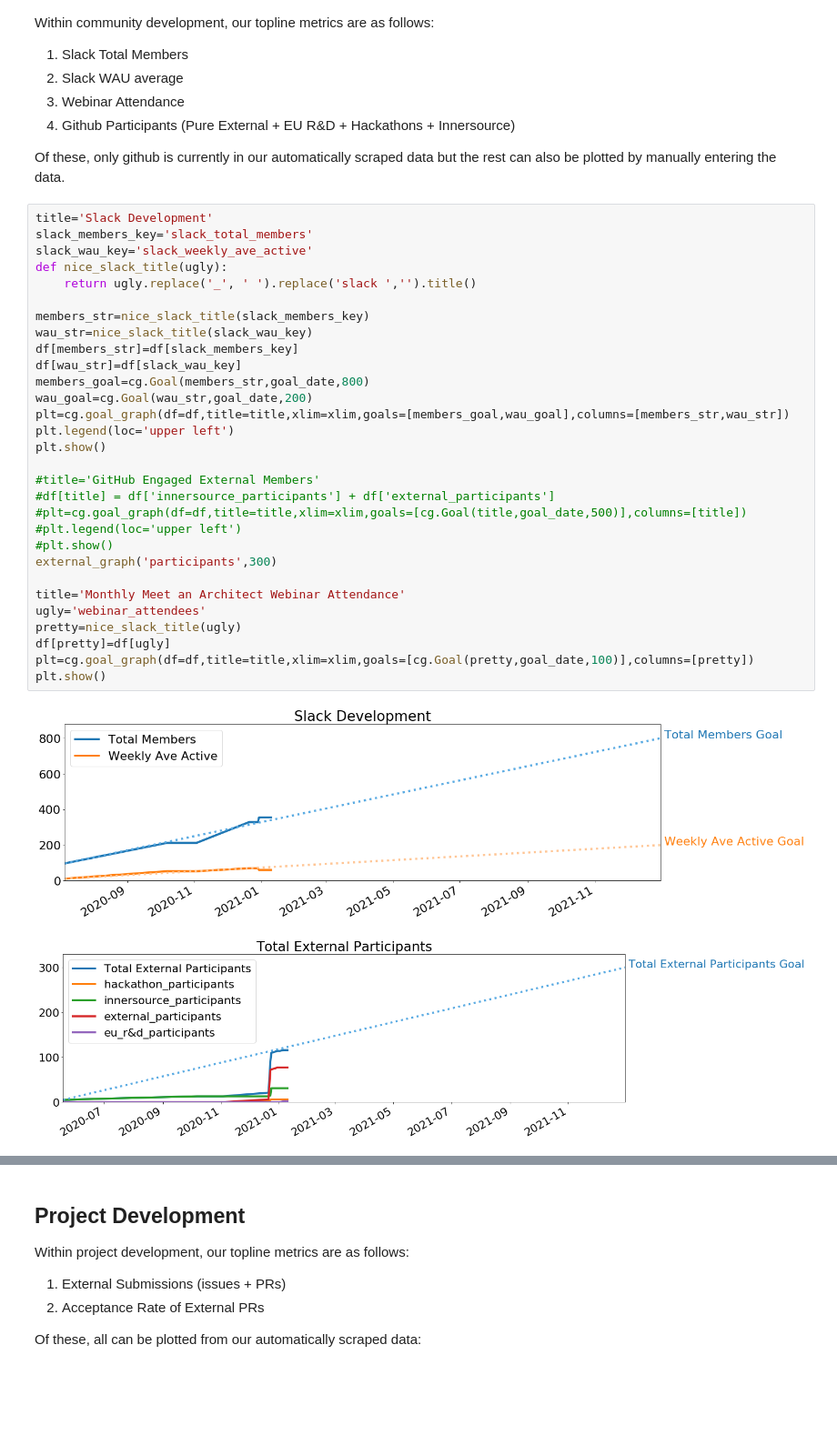
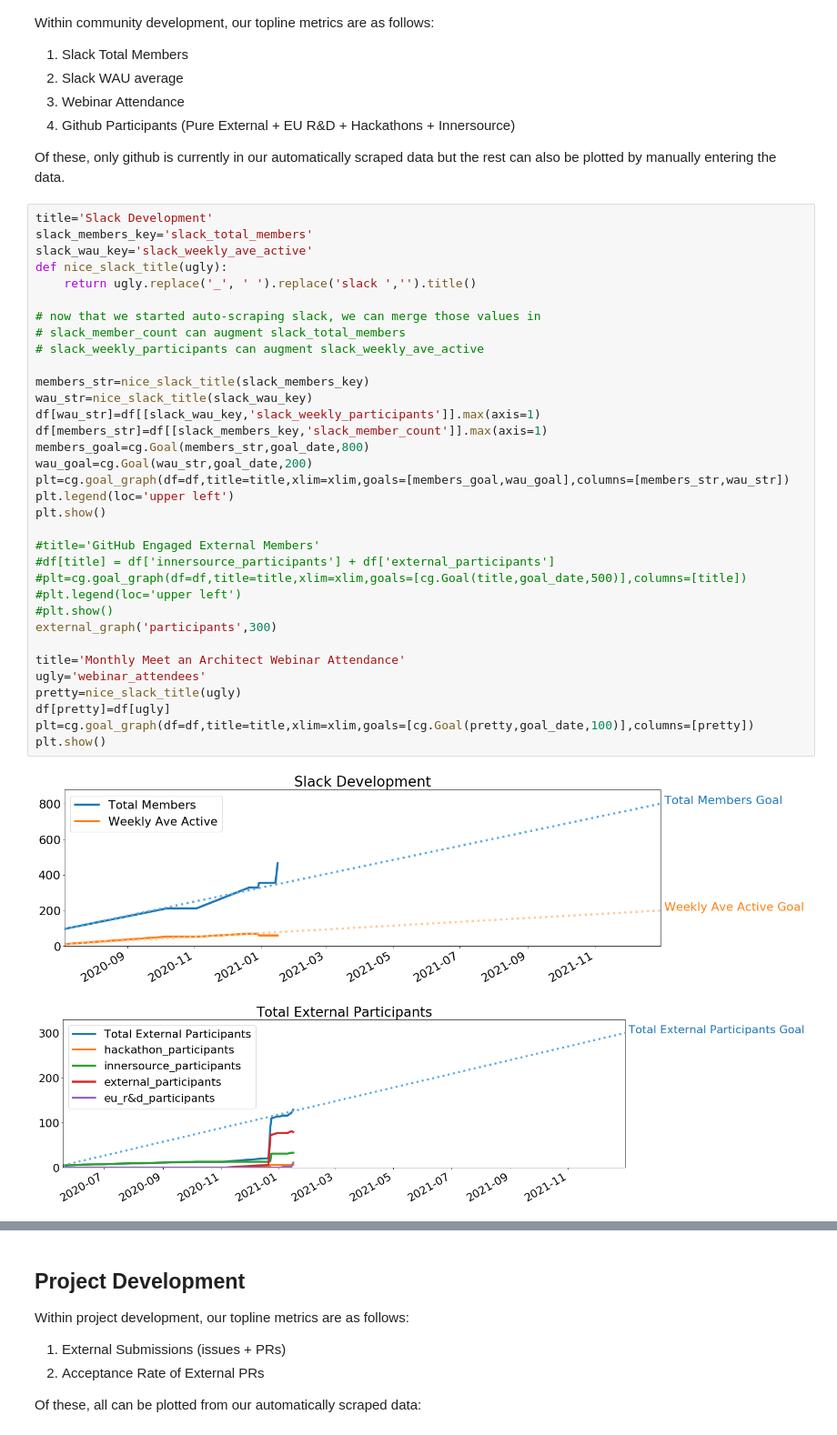
Before and after one commit to Seagate/cortx, a Jupyter notebook: metrics/CORTX_Metrics_Topline_Report.ipynb, the cells around one changed output, grey strips where cells are left out. Shown: that part at 91% size. Drawn from its saved outputs; the diff is of its cells as text; blank space fills up the shorter version.

Commit message:
Scraping slack is working and merging into persistent stats and showing up in jupyter notebooks.  Need to separate out external however

```diff
--- a/metrics/CORTX_Metrics_Topline_Report.ipynb
+++ b/metrics/CORTX_Metrics_Topline_Report.ipynb
@@ -97,35 +97,39 @@ Of these, only github is currently in our automatically scraped data but the res
 # %%
 title='Slack Development'
 slack_members_key='slack_total_members'
 slack_wau_key='slack_weekly_ave_active'
 def nice_slack_title(ugly):
     return ugly.replace('_', ' ').replace('slack ','').title()
 
+# now that we started auto-scraping slack, we can merge those values in
+# slack_member_count can augment slack_total_members
+# slack_weekly_participants can augment slack_weekly_ave_active
+
 members_str=nice_slack_title(slack_members_key)
 wau_str=nice_slack_title(slack_wau_key)
-df[members_str]=df[slack_members_key]
-df[wau_str]=df[slack_wau_key]
+df[wau_str]=df[[slack_wau_key,'slack_weekly_participants']].max(axis=1)
+df[members_str]=df[[slack_members_key,'slack_member_count']].max(axis=1)
 members_goal=cg.Goal(members_str,goal_date,800)
 wau_goal=cg.Goal(wau_str,goal_date,200)
 plt=cg.goal_graph(df=df,title=title,xlim=xlim,goals=[members_goal,wau_goal],columns=[members_str,wau_str])
 plt.legend(loc='upper left')
 plt.show()
 
 #title='GitHub Engaged External Members'
 #df[title] = df['innersource_participants'] + df['external_participants']
 #plt=cg.goal_graph(df=df,title=title,xlim=xlim,goals=[cg.Goal(title,goal_date,500)],columns=[title])
 #plt.legend(loc='upper left')
 #plt.show()
 external_graph('participants',300)
 
 title='Monthly Meet an Architect Webinar Attendance'
 ugly='webinar_attendees'
 pretty=nice_slack_title(ugly)
 df[pretty]=df[ugly]
 plt=cg.goal_graph(df=df,title=title,xlim=xlim,goals=[cg.Goal(pretty,goal_date,100)],columns=[pretty])
 plt.show()
 # %% [output]
-[figure, old version]
+[figure, new version]
 [figure]
 [figure]
 # %% [markdown]
```
Also changed, not shown: 7 other files.
